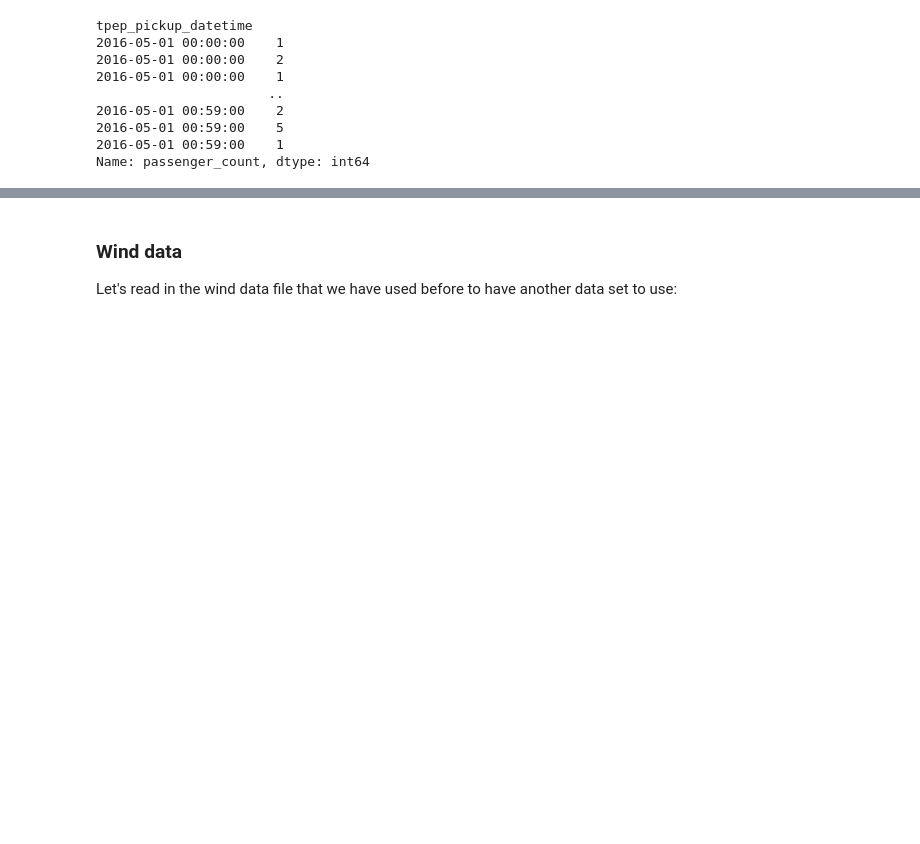
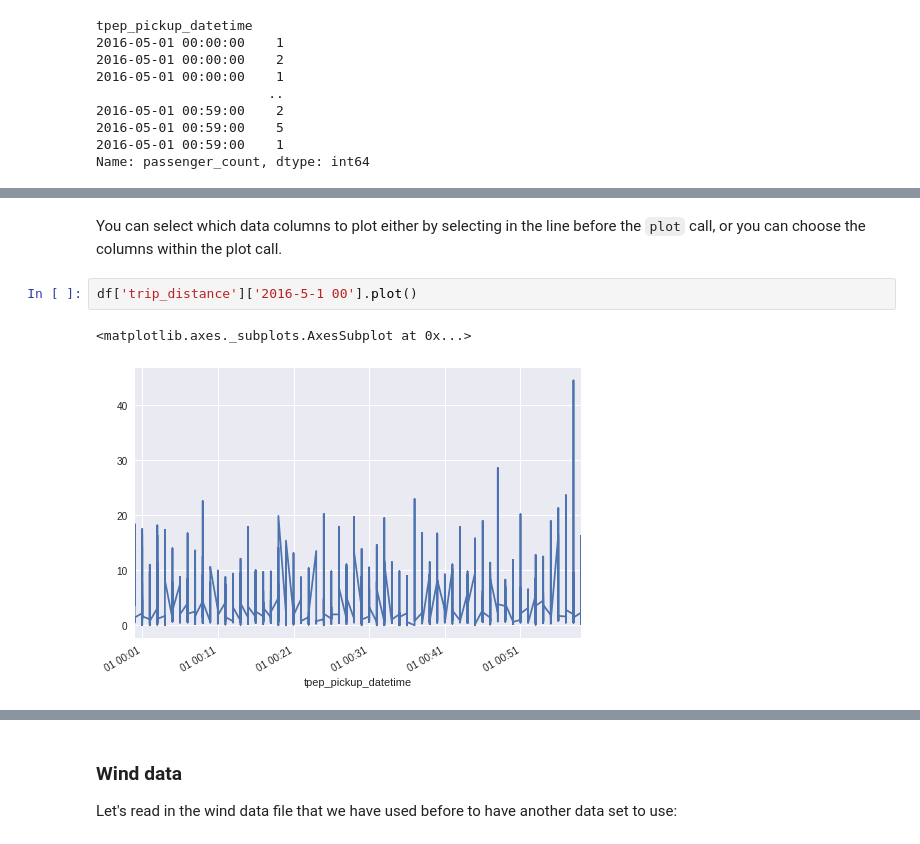
Before and after one commit to kthyng/python4geosciences, a Jupyter notebook: materials/ST_1D_analysis.ipynb, the cells around one changed output, grey strips where cells are left out. Saved outputs shown, nothing was run; the diff lists cells and outputs as text; blank space fills up the shorter version.

```diff
--- a/materials/ST_1D_analysis.ipynb
+++ b/materials/ST_1D_analysis.ipynb
@@ -170,0 +254,7 @@ df.groupby(df.index.hour).aggregate(np.max)['trip_distance'].plot(color='k', gri
+# %% [markdown]
+You can select which data columns to plot either by selecting in the line before the `plot` call, or you can choose the columns within the plot call.
+# %%
+df['trip_distance']['2016-5-1 00'].plot()
+# %% [output]
+<matplotlib.axes._subplots.AxesSubplot at 0x...>
+[figure, added]
```
Also changed, not shown: parts of 58 cells of this notebook.
